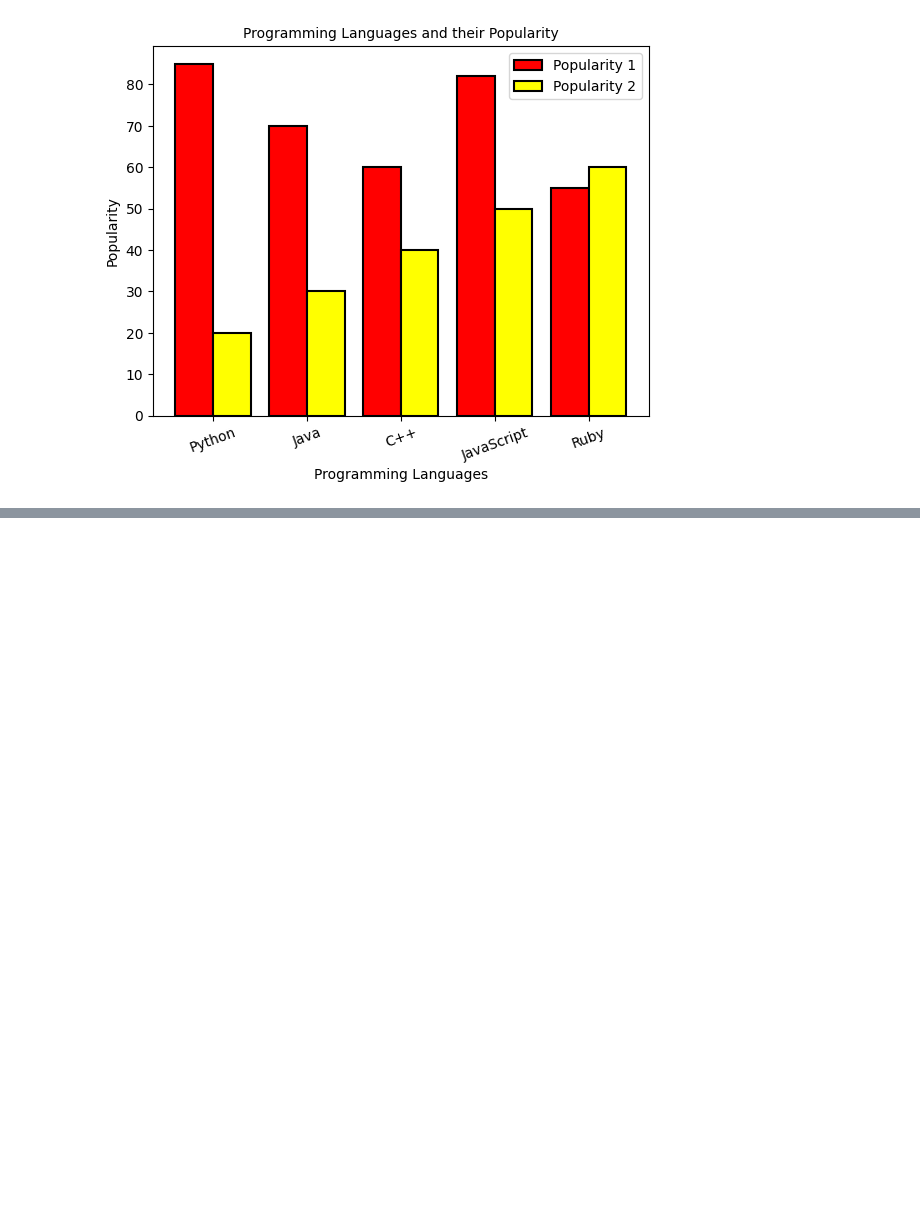
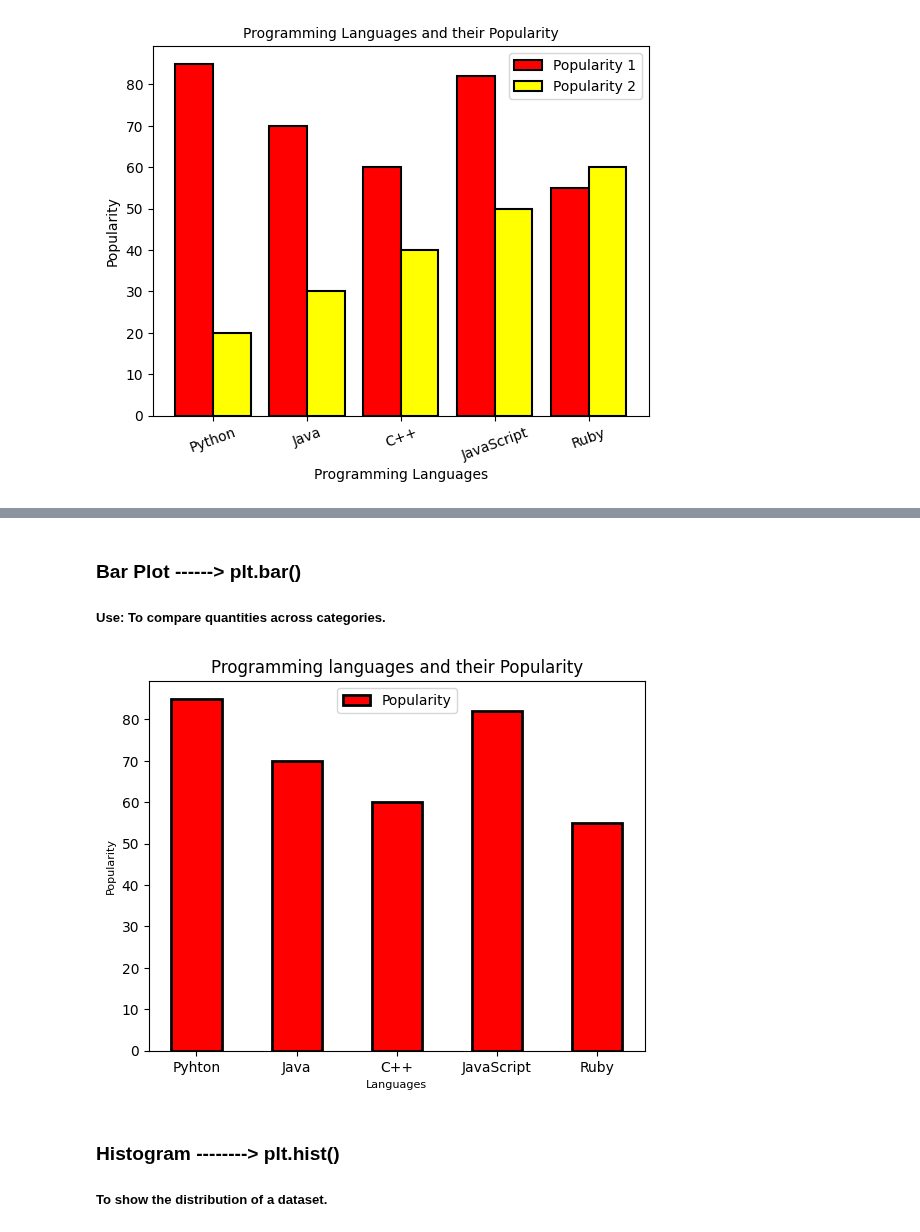
Before and after one commit to AnkitBhagat17/Data_Visualization, a Jupyter notebook: Matplotlib.ipynb, the cells around one changed output, grey strips where cells are left out. Saved outputs shown, nothing was run; the diff lists cells and outputs as text; code cells hidden in the pictures; blank space fills up the shorter version.

```diff
--- a/Matplotlib.ipynb
+++ b/Matplotlib.ipynb
@@ -52,0 +59,19 @@ plt.show()
+# %% [markdown]
+### Bar Plot ------> plt.bar()
+##### Use: To compare quantities across categories.
+# %%
+import matplotlib.pyplot as plt
+x = ["Pyhton", "Java", "C++", "JavaScript", "Ruby"]
+y = [85, 70, 60, 82, 55]
+colors = ['red','green','blue','yellow','orange']
+plt.bar(x,y, width=.5,color='red',edgecolor='black',linewidth=2)
+plt.xlabel("Languages", fontsize=8)
+plt.ylabel("Popularity", fontsize=8)
+plt.legend(["Popularity"])
+plt.title("Programming languages and their Popularity")
+plt.show()
+# %% [output]
+[figure, added]
+# %% [markdown]
+### Histogram --------> plt.hist()
+##### To show the distribution of a dataset.
```
Also changed, not shown: parts of 13 cells of this notebook.
